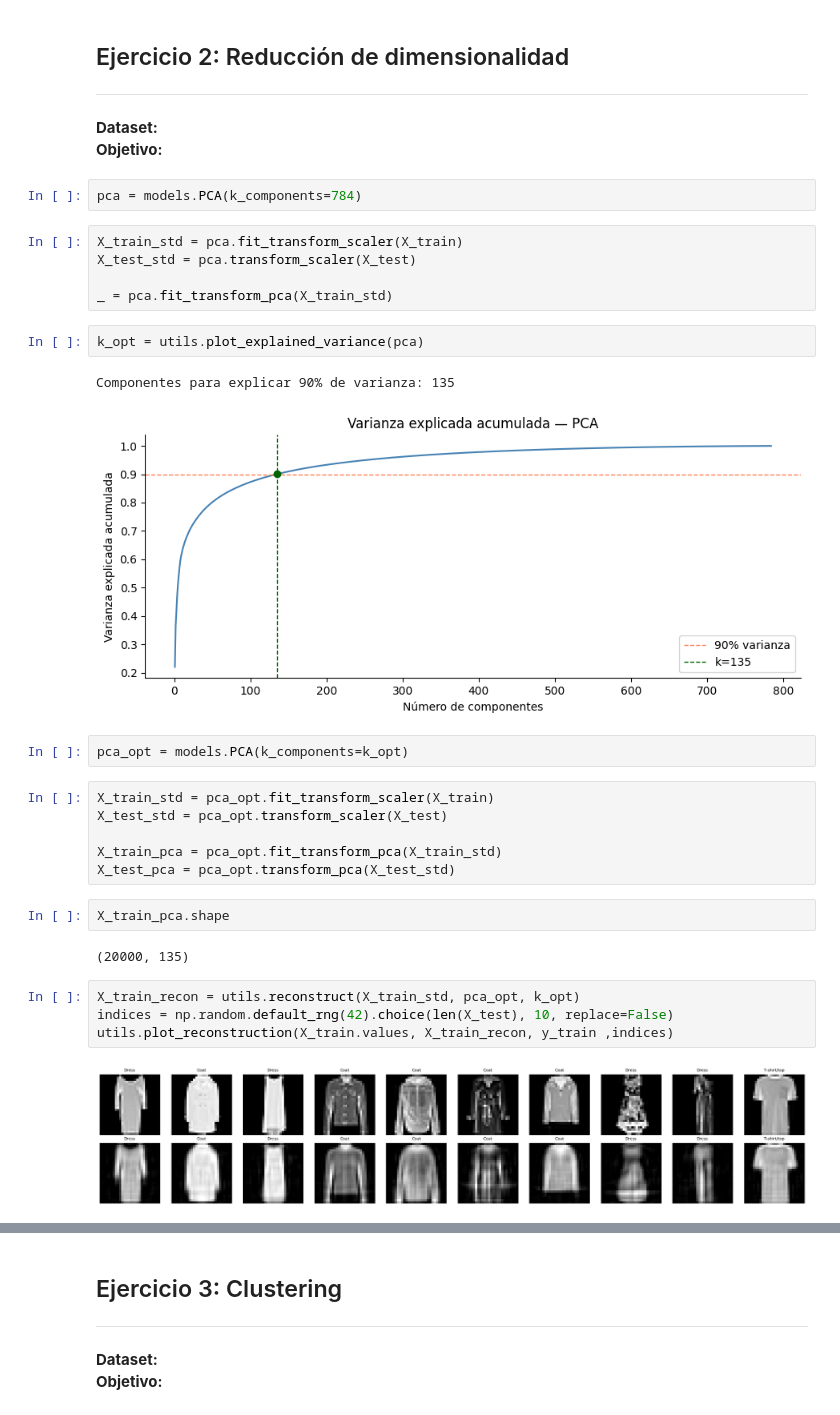
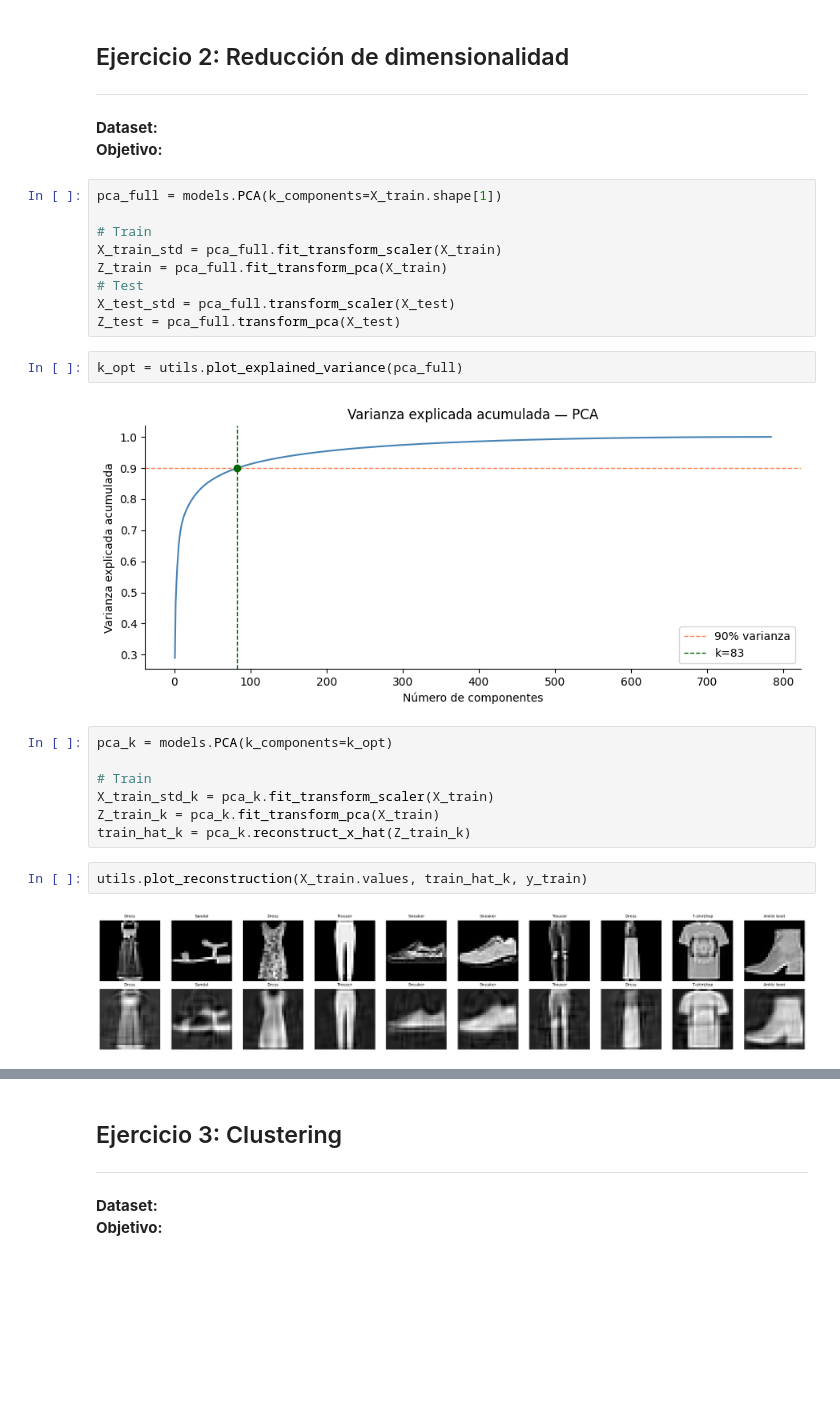
Before and after one commit to biancapaz/ml_tp4, a Jupyter notebook: Paz_Bianca_Notebook_TP4.ipynb, the cells around one changed output, grey strips where cells are left out. Drawn from its saved outputs; the diff is of its cells as text; blank space fills up the shorter version.

```diff
--- a/Paz_Bianca_Notebook_TP4.ipynb
+++ b/Paz_Bianca_Notebook_TP4.ipynb
@@ -122,32 +123,26 @@ X_test = test.drop("label", axis=1)
 **Dataset:**
 **Objetivo:**
 # %%
-pca = models.PCA(k_components=784)
+pca_full = models.PCA(k_components=X_train.shape[1])
+
+# Train
+X_train_std = pca_full.fit_transform_scaler(X_train)
+Z_train = pca_full.fit_transform_pca(X_train)
+# Test
+X_test_std = pca_full.transform_scaler(X_test)
+Z_test = pca_full.transform_pca(X_test)
-# %%
-X_train_std = pca.fit_transform_scaler(X_train)
-X_test_std = pca.transform_scaler(X_test)
-
-_ = pca.fit_transform_pca(X_train_std)
 # %%
-k_opt = utils.plot_explained_variance(pca)
+k_opt = utils.plot_explained_variance(pca_full)
 # %% [output]
-Componentes para explicar 90% de varianza: 135
-[figure, old version]
+[figure, new version]
-# %%
-pca_opt = models.PCA(k_components=k_opt)
-# %%
-X_train_std = pca_opt.fit_transform_scaler(X_train)
-X_test_std = pca_opt.transform_scaler(X_test)
-
-X_train_pca = pca_opt.fit_transform_pca(X_train_std)
-X_test_pca = pca_opt.transform_pca(X_test_std)
-# %%
-X_train_pca.shape
-# %% [output]
-(20000, 135)
+# %%
+pca_k = models.PCA(k_components=k_opt)
+
+# Train
+X_train_std_k = pca_k.fit_transform_scaler(X_train)
+Z_train_k = pca_k.fit_transform_pca(X_train)
+train_hat_k = pca_k.reconstruct_x_hat(Z_train_k)
 # %%
-X_train_recon = utils.reconstruct(X_train_std, pca_opt, k_opt)
-indices = np.random.default_rng(42).choice(len(X_test), 10, replace=False)
-utils.plot_reconstruction(X_train.values, X_train_recon, y_train ,indices)
+utils.plot_reconstruction(X_train.values, train_hat_k, y_train)
 # %% [output]
-[figure, old version]
+[figure, new version]
```
Also changed, not shown: parts of 18 cells of this notebook, 5 other files.
